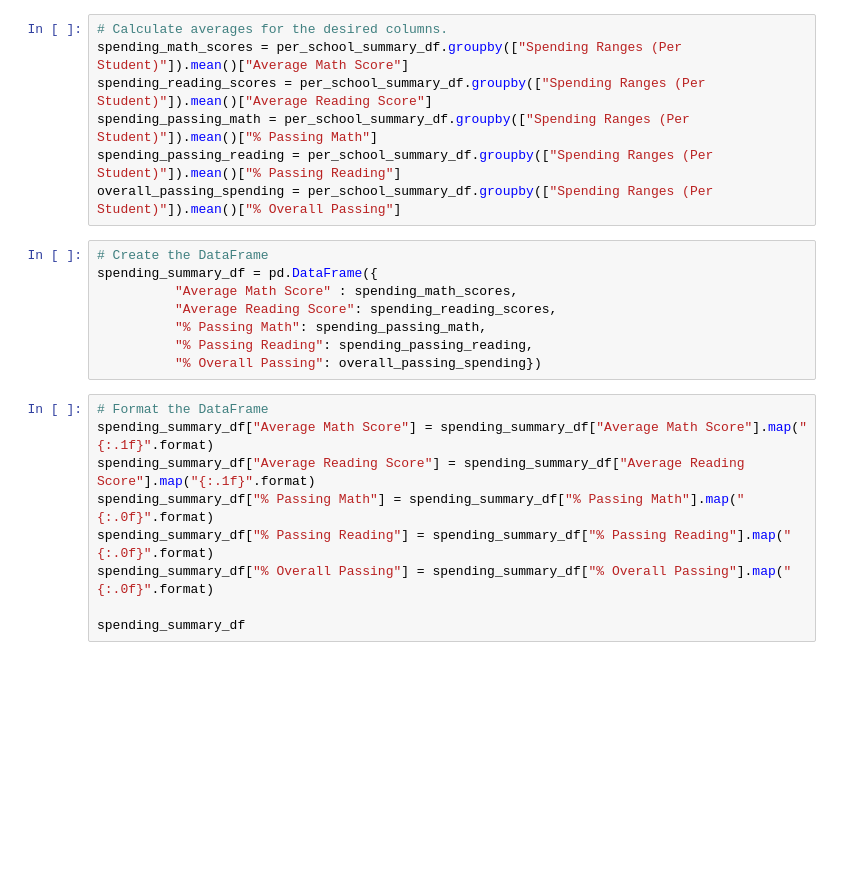
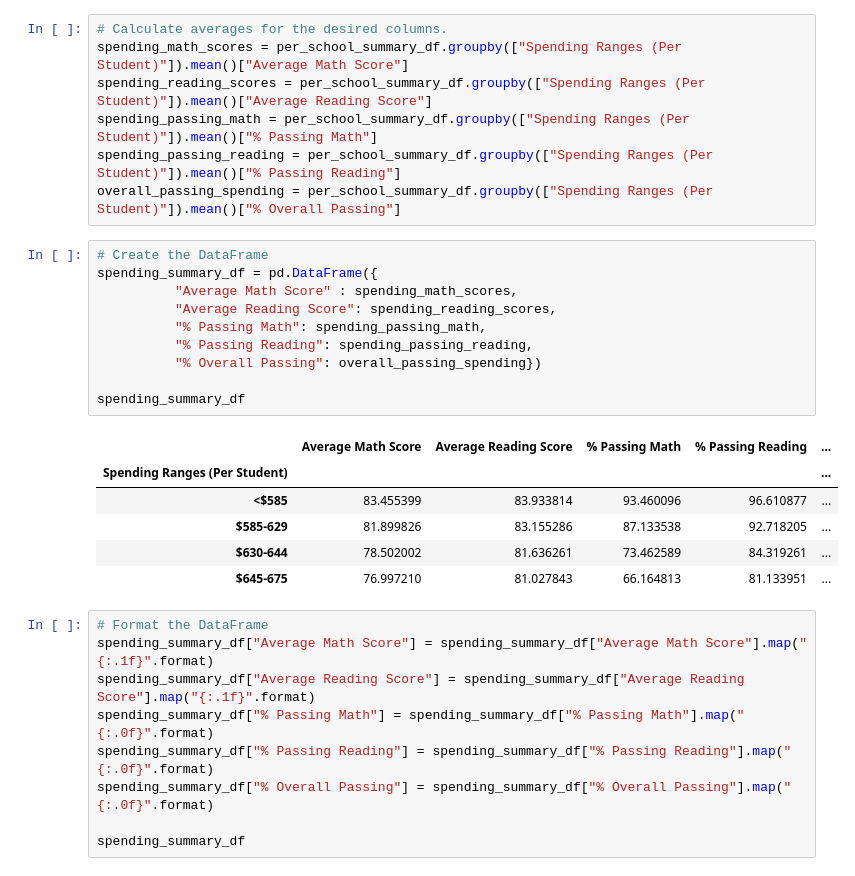
Before and after one commit to macdkw89/School_District_Analysis, a Jupyter notebook: PyCitySchools_Challenge.ipynb, the cells around one changed output. Drawn from its saved outputs; the diff is of its cells as text; blank space fills up the shorter version.

```diff
--- a/PyCitySchools_Challenge.ipynb
+++ b/PyCitySchools_Challenge.ipynb
@@ -516,11 +536,20 @@ overall_passing_spending = per_school_summary_df.groupby(["Spending Ranges (Per
 # %%
 # Create the DataFrame
 spending_summary_df = pd.DataFrame({
           "Average Math Score" : spending_math_scores,
           "Average Reading Score": spending_reading_scores,
           "% Passing Math": spending_passing_math,
           "% Passing Reading": spending_passing_reading,
           "% Overall Passing": overall_passing_spending})
+
+spending_summary_df
+# %% [output]
+|  | Average Math Score | Average Reading Score | % Passing Math | % Passing Reading | ... |
+| Spending Ranges (Per Student) |  |  |  |  | ... |
+| <$585 | 83.455399 | 83.933814 | 93.460096 | 96.610877 | ... |
+| $585-629 | 81.899826 | 83.155286 | 87.133538 | 92.718205 | ... |
+| $630-644 | 78.502002 | 81.636261 | 73.462589 | 84.319261 | ... |
+| $645-675 | 76.997210 | 81.027843 | 66.164813 | 81.133951 | ... |
 # %%
 # Format the DataFrame
 spending_summary_df["Average Math Score"] = spending_summary_df["Average Math Score"].map("{:.1f}".format)
```
Also changed, not shown: parts of 2 cells of this notebook, 1 other file.
